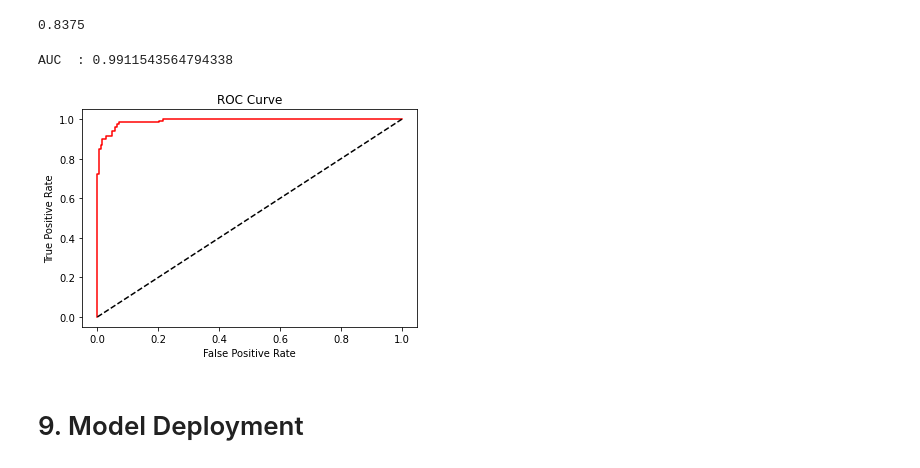
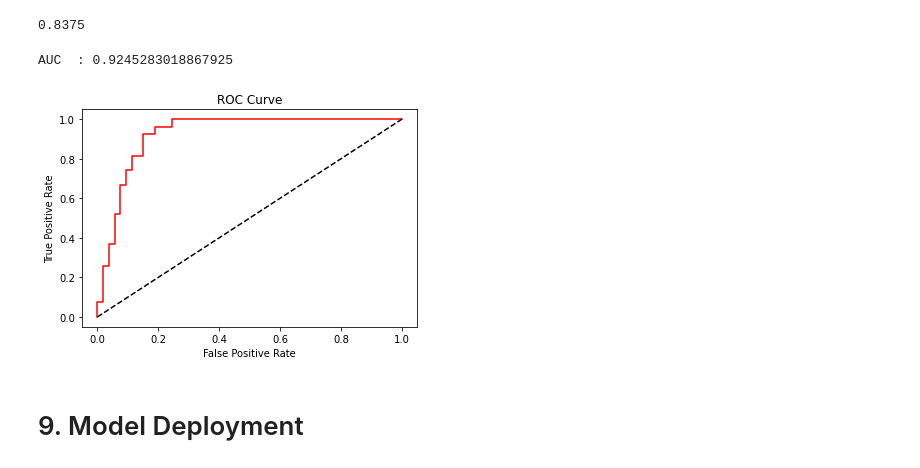
Before and after one commit to ArundhathiH/Random-Forest, a Jupyter notebook: Company_Data.ipynb, the cells around one changed output. Drawn from its saved outputs; the diff is of its cells as text; code cells hidden in the pictures.

```diff
--- a/Company_Data.ipynb
+++ b/Company_Data.ipynb
@@ -194,21 +194,22 @@ accuracy_score(y_test,y_test_pred)
 0.8375
 # %%
 y_train_pred_score=rf_model.predict_proba(X_train)
+y_test_pred_score=rf_model.predict_proba(X_test)
 # %%
-fpr, tpr, thresholds = roc_curve(y_train,y_train_pred_score[:,1])  # roc_curve(y_true,y_score--probability)-> score implies prob
+fpr, tpr, thresholds = roc_curve(y_test,y_test_pred_score[:,1])  # roc_curve(y_true,y_score--probability)-> score implies prob
 
-auc = roc_auc_score(y_train,y_train_pred_score[:,1])
+auc = roc_auc_score(y_test,y_test_pred_score[:,1])
 print('AUC  :',auc)
 
-plt.plot(fpr, tpr, color='red', label='logit model ( area  = %0.2f)'%auc)
+plt.plot(fpr, tpr, color='red', label='rf_model ( area  = %0.2f)'%auc)
 plt.plot([0, 1], [0, 1], 'k--')  #range on x and y axes
 plt.xlabel('False Positive Rate') # or [1 - True Negative Rate]
 plt.ylabel('True Positive Rate')
 plt.title('ROC Curve')
 plt.show()
 # %% [output]
-AUC  : 0.9911543564794338
+AUC  : 0.9245283018867925
-[figure, old version]
+[figure, new version]
 # %% [markdown]
 # 9. Model Deployment
 # %%
```
Also changed, not shown: 1 other file.
